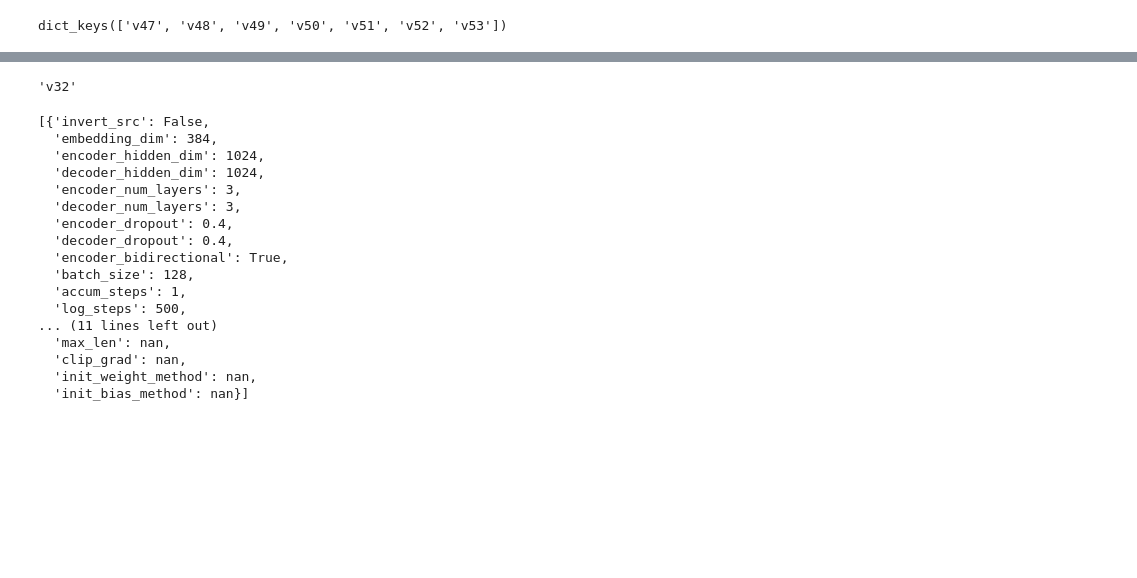
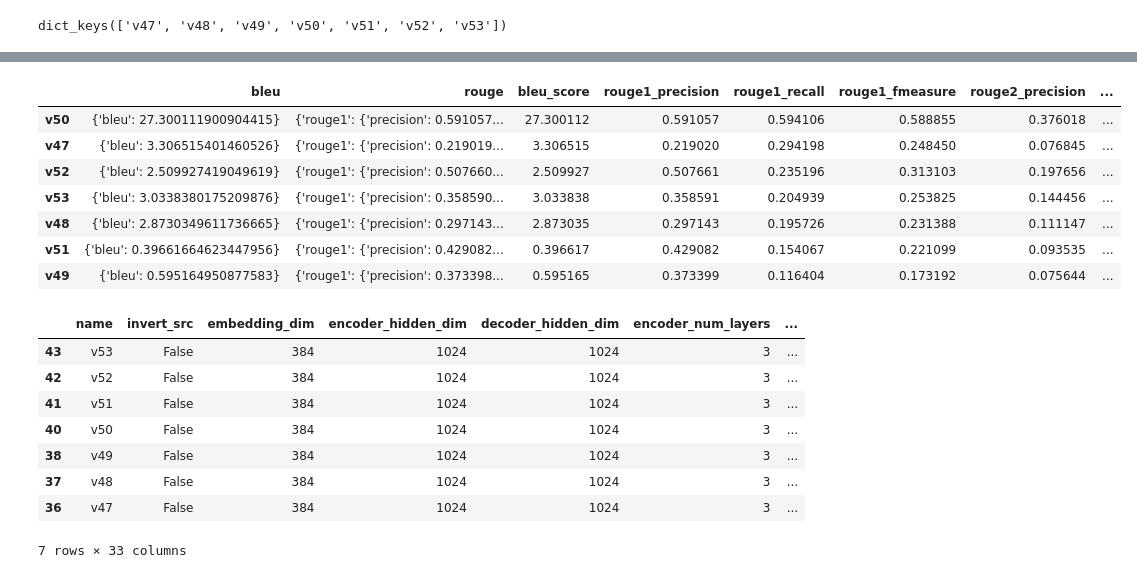
Before and after one commit to vicent-h/traducao-rede-neural, a Jupyter notebook: translating.ipynb, the cells around one changed output, grey strips where cells are left out. Drawn from its saved outputs; the diff is of its cells as text; code cells hidden in the pictures; blank space fills up the shorter version.

Commit message:
Atualizando métricas

```diff
--- a/translating.ipynb
+++ b/translating.ipynb
@@ -23,7 +23,7 @@ np.exp(1.59)
 # %% [output]
 np.float64(4.903748928326623)
 # %%
-df_eval = pd.read_parquet("data/tokenized_eval.parquet")
+df_eval = pd.read_parquet("data/tokenized_test.parquet")
 # df_train = pd.read_parquet("data/tokenized_train.parquet").sample(n=100, random_state=42).reset_index(drop=True)
 # %%
 tokenizer = tokenizers.Tokenizer.from_file("artifacts/tokenizer_50000.json")
@@ -32,7 +32,7 @@ dataset_eval = TranslateDataset(
     tokens_src=df_eval['en_tokens_50000'].tolist(),
     tokens_tgt=df_eval['pt_tokens_50000'].tolist(),
     invert_src=False,
-    max_len=64
+    max_len=30
 )
 
 dataloader_eval = DataLoader(dataset_eval, batch_size=64, shuffle=False)
@@ -220,25 +205,60 @@ KeyboardInterrupt:
 # %%
-model_name
+import pandas as pd
+
+# Converter dict de métricas para DataFrame (linhas = modelos)
+df_metrics = pd.DataFrame.from_dict(metrics_by_model, orient='index')
+
+# Helper seguro para navegar dicionários aninhados
+def _safe_get(d, keys, default=None):
+    try:
+        v = d
+        for k in keys:
+            if not isinstance(v, dict):
+                return default
+            v = v.get(k)
+        return v
+    except Exception:
+        return default
+
+# Extrair BLEU (pode ser dict {'bleu': val} ou já um número em casos especiais)
+df_metrics['bleu_score'] = df_metrics['bleu'].apply(lambda b: b.get('bleu') if isinstance(b, dict) and 'bleu' in b else (b if isinstance(b, (int, float)) else None))
+
+# Extrair todas as subcolunas do ROUGE (rouge1, rouge2, rougeL)
+for r in ['rouge1', 'rouge2', 'rougeL']:
+    for m in ['precision', 'recall', 'fmeasure']:
+        df_metrics[f'{r}_{m}'] = df_metrics['rouge'].apply(lambda x: _safe_get(x, [r, m]))
+
+# Perplexity (já deve ser numérico) e limpeza básica
+df_metrics['perplexity'] = df_metrics.get('perplexity').apply(lambda x: float(x) if x is not None else None) if 'perplexity' in df_metrics.columns else None
+
+# Coluna auxiliar com recall do rouge2 para ordenação
+df_metrics['rouge2_recall'] = df_metrics['rouge2_recall'] if 'rouge2_recall' in df_metrics.columns else df_metrics['rouge'].apply(lambda x: _safe_get(x, ['rouge2', 'recall']))
+
+# Ordenar decrescentemente por recall do rouge2
+df_metrics_sorted = df_metrics.sort_values('rouge2_recall', ascending=False)
+
+df_metrics_sorted
 # %% [output]
-'v32'
+|  | bleu | rouge | bleu_score | rouge1_precision | rouge1_recall | rouge1_fmeasure | rouge2_precision | ... |
+| v50 | {'bleu': 27.300111900904415} | {'rouge1': {'precision': 0.591057... | 27.300112 | 0.591057 | 0.594106 | 0.588855 | 0.376018 | ... |
+| v47 | {'bleu': 3.306515401460526} | {'rouge1': {'precision': 0.219019... | 3.306515 | 0.219020 | 0.294198 | 0.248450 | 0.076845 | ... |
+| v52 | {'bleu': 2.509927419049619} | {'rouge1': {'precision': 0.507660... | 2.509927 | 0.507661 | 0.235196 | 0.313103 | 0.197656 | ... |
+| v53 | {'bleu': 3.0338380175209876} | {'rouge1': {'precision': 0.358590... | 3.033838 | 0.358591 | 0.204939 | 0.253825 | 0.144456 | ... |
+| v48 | {'bleu': 2.8730349611736665} | {'rouge1': {'precision': 0.297143... | 2.873035 | 0.297143 | 0.195726 | 0.231388 | 0.111147 | ... |
+| v51 | {'bleu': 0.39661664623447956} | {'rouge1': {'precision': 0.429082... | 0.396617 | 0.429082 | 0.154067 | 0.221099 | 0.093535 | ... |
+| v49 | {'bleu': 0.595164950877583} | {'rouge1': {'precision': 0.373398... | 0.595165 | 0.373399 | 0.116404 | 0.173192 | 0.075644 | ... |
 # %%
 df_configs = pd.DataFrame([json.load(open(os.path.join("configs", f))) for f in os.listdir("configs") if f.endswith("_config.json")])
-df_configs.loc[df_configs['name'].isin(models.keys())].to_dict(orient='records')
+df_configs = df_configs.loc[df_configs['name'].isin(models.keys())].sort_values(by='name', ascending=False)
+df_configs = df_configs[['name'] + df_configs.columns.tolist()]
+df_configs
 # %% [output]
+|  | name | invert_src | embedding_dim | encoder_hidden_dim | decoder_hidden_dim | encoder_num_layers | ... |
+| 43 | v53 | False | 384 | 1024 | 1024 | 3 | ... |
+| 42 | v52 | False | 384 | 1024 | 1024 | 3 | ... |
+| 41 | v51 | False | 384 | 1024 | 1024 | 3 | ... |
+| 40 | v50 | False | 384 | 1024 | 1024 | 3 | ... |
+| 38 | v49 | False | 384 | 1024 | 1024 | 3 | ... |
+| 37 | v48 | False | 384 | 1024 | 1024 | 3 | ... |
+| 36 | v47 | False | 384 | 1024 | 1024 | 3 | ... |
-[{'invert_src': False,
-  'embedding_dim': 384,
-  'encoder_hidden_dim': 1024,
-  'decoder_hidden_dim': 1024,
-  'encoder_num_layers': 3,
-  'decoder_num_layers': 3,
-  'encoder_dropout': 0.4,
-  'decoder_dropout': 0.4,
-  'encoder_bidirectional': True,
-  'batch_size': 128,
-  'accum_steps': 1,
-  'log_steps': 500,
-... (11 lines left out)
-  'max_len': nan,
-  'clip_grad': nan,
-  'init_weight_method': nan,
-  'init_bias_method': nan}]
+7 rows × 33 columns
```
Also changed, not shown: parts of 12 cells of this notebook.
